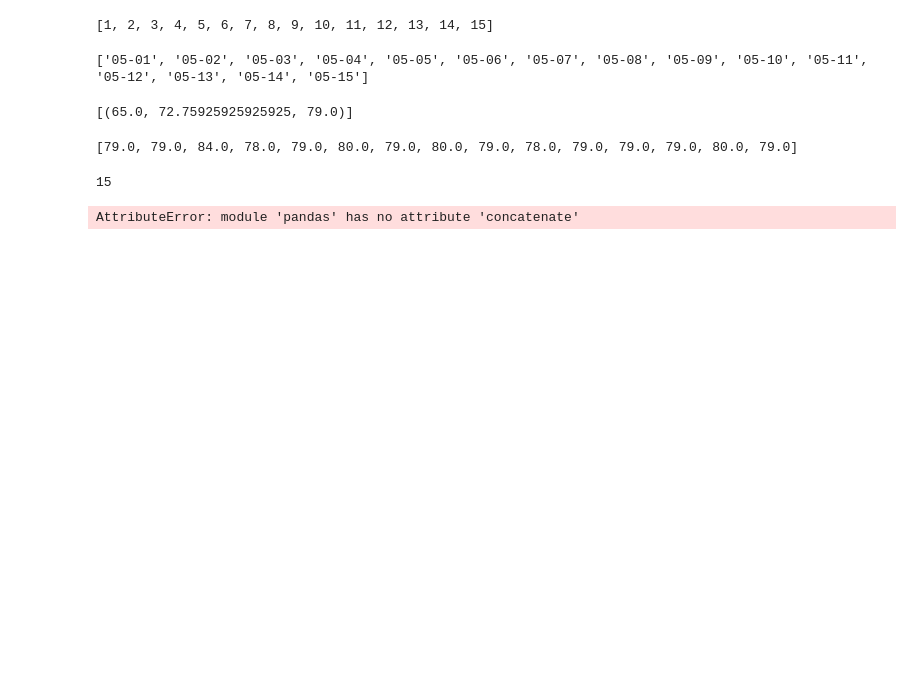
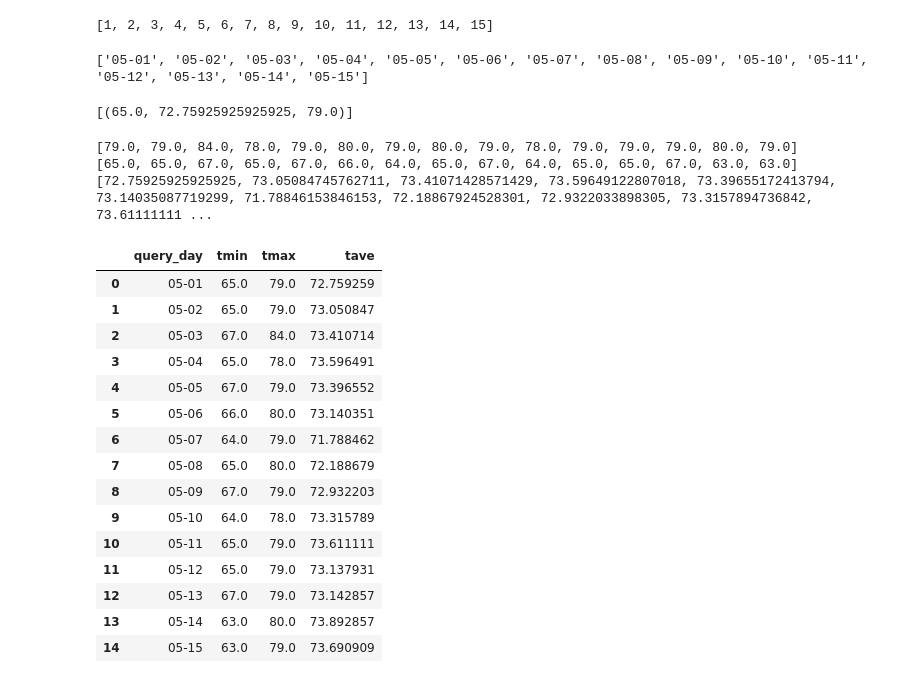
Before and after one commit to pikako77/HW10, a Jupyter notebook: climate_starter.ipynb, the cells around one changed output. Cells and saved outputs as stored; diff of their text form; code cells hidden in the pictures; blank space fills up the shorter version.

```diff
--- a/climate_starter.ipynb
+++ b/climate_starter.ipynb
@@ -657,20 +657,36 @@ for i in range (len(query_day)):
     tmax.append(results_query[i][0][2])
 
 print(tmax)
+print(tmin)
+print(tave)
 # %% [output]
 [79.0, 79.0, 84.0, 78.0, 79.0, 80.0, 79.0, 80.0, 79.0, 78.0, 79.0, 79.0, 79.0, 80.0, 79.0]
+[65.0, 65.0, 67.0, 65.0, 67.0, 66.0, 64.0, 65.0, 67.0, 64.0, 65.0, 65.0, 67.0, 63.0, 63.0]
+[72.75925925925925, 73.05084745762711, 73.41071428571429, 73.59649122807018, 73.39655172413794, 73.14035087719299, 71.78846153846153, 72.18867924528301, 72.9322033898305, 73.3157894736842, 73.61111111 ...
-# %%
-len(query_day)
-# %% [output]
-15
-# %%
-tmin_df = pd.DataFrame(tmin)
-tmax_df = pd.DataFrame(tmax)
-tave_df = pd.DataFrame(tave)
-query_day_df = pd.DataFrame(query_day)
-
-frame = [query_day_df, tmin_df , tmax_df , tave_df ]
-# %% [output]
-AttributeError: module 'pandas' has no attribute 'concatenate'
+# %%
+dict ={"query_day":query_day,
+       "tmin":tmin,
+       "tmax":tmax,
+       "tave":tave
+      }
+data_df = pd.DataFrame(dict)
+data_df
+# %% [output]
+|  | query_day | tmin | tmax | tave |
+| 0 | 05-01 | 65.0 | 79.0 | 72.759259 |
+| 1 | 05-02 | 65.0 | 79.0 | 73.050847 |
+| 2 | 05-03 | 67.0 | 84.0 | 73.410714 |
+| 3 | 05-04 | 65.0 | 78.0 | 73.596491 |
+| 4 | 05-05 | 67.0 | 79.0 | 73.396552 |
+| 5 | 05-06 | 66.0 | 80.0 | 73.140351 |
+| 6 | 05-07 | 64.0 | 79.0 | 71.788462 |
+| 7 | 05-08 | 65.0 | 80.0 | 72.188679 |
+| 8 | 05-09 | 67.0 | 79.0 | 72.932203 |
+| 9 | 05-10 | 64.0 | 78.0 | 73.315789 |
+| 10 | 05-11 | 65.0 | 79.0 | 73.611111 |
+| 11 | 05-12 | 65.0 | 79.0 | 73.137931 |
+| 12 | 05-13 | 67.0 | 79.0 | 73.142857 |
+| 13 | 05-14 | 63.0 | 80.0 | 73.892857 |
+| 14 | 05-15 | 63.0 | 79.0 | 73.690909 |
 # %%
 # Plot the daily normals as an area plot with `stacked=False`
```
Also changed, not shown: parts of 4 cells of this notebook.
